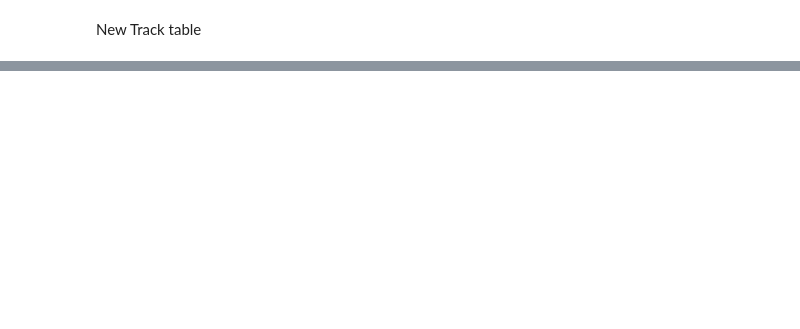
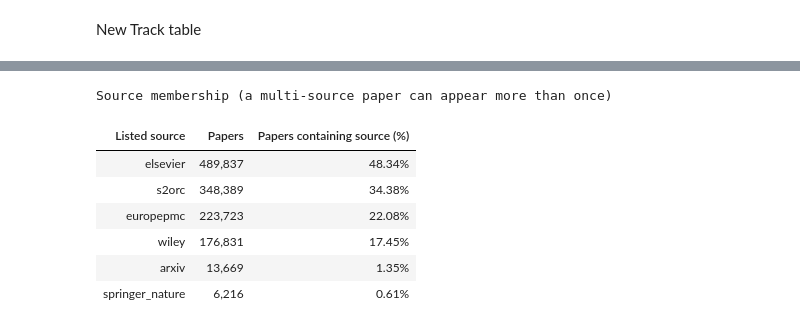
Before and after one commit to kevingeo11/synth_extract, a Jupyter notebook: notebooks/convert_to_markdown.ipynb, the cells around one changed output, grey strips where cells are left out. Drawn from its saved outputs; the diff is of its cells as text; code cells hidden in the pictures; blank space fills up the shorter version.

```diff
--- a/notebooks/convert_to_markdown.ipynb
+++ b/notebooks/convert_to_markdown.ipynb
@@ -2179,0 +2205,34 @@ New Track table
+# %%
+downloaded_papers_by_listed_source = read_downloaded_papers_query(
+    """
+    SELECT
+        source.value AS "Listed source",
+        COUNT(*) AS "Papers",
+        ROUND(
+            100.0 * COUNT(*) / (SELECT COUNT(*) FROM downloaded_papers),
+            2
+        ) AS "Papers containing source (%)"
+    FROM downloaded_papers
+    JOIN json_each(downloaded_papers.sources) AS source
+    GROUP BY source.value
+    ORDER BY "Papers" DESC
+    """
+)
+
+downloaded_papers_by_listed_source.style.format(
+    {
+        "Papers": "{:,}",
+        "Papers containing source (%)": "{:.2f}%",
+    }
+).hide(axis="index").set_caption(
+    "Source membership (a multi-source paper can appear more than once)"
+)
+# %% [output]
+Source membership (a multi-source paper can appear more than once)
+| Listed source | Papers | Papers containing source (%) |
+| elsevier | 489,837 | 48.34% |
+| s2orc | 348,389 | 34.38% |
+| europepmc | 223,723 | 22.08% |
+| wiley | 176,831 | 17.45% |
+| arxiv | 13,669 | 1.35% |
+| springer_nature | 6,216 | 0.61% |
```
Also changed, not shown: parts of 26 cells of this notebook, 19 other files.
